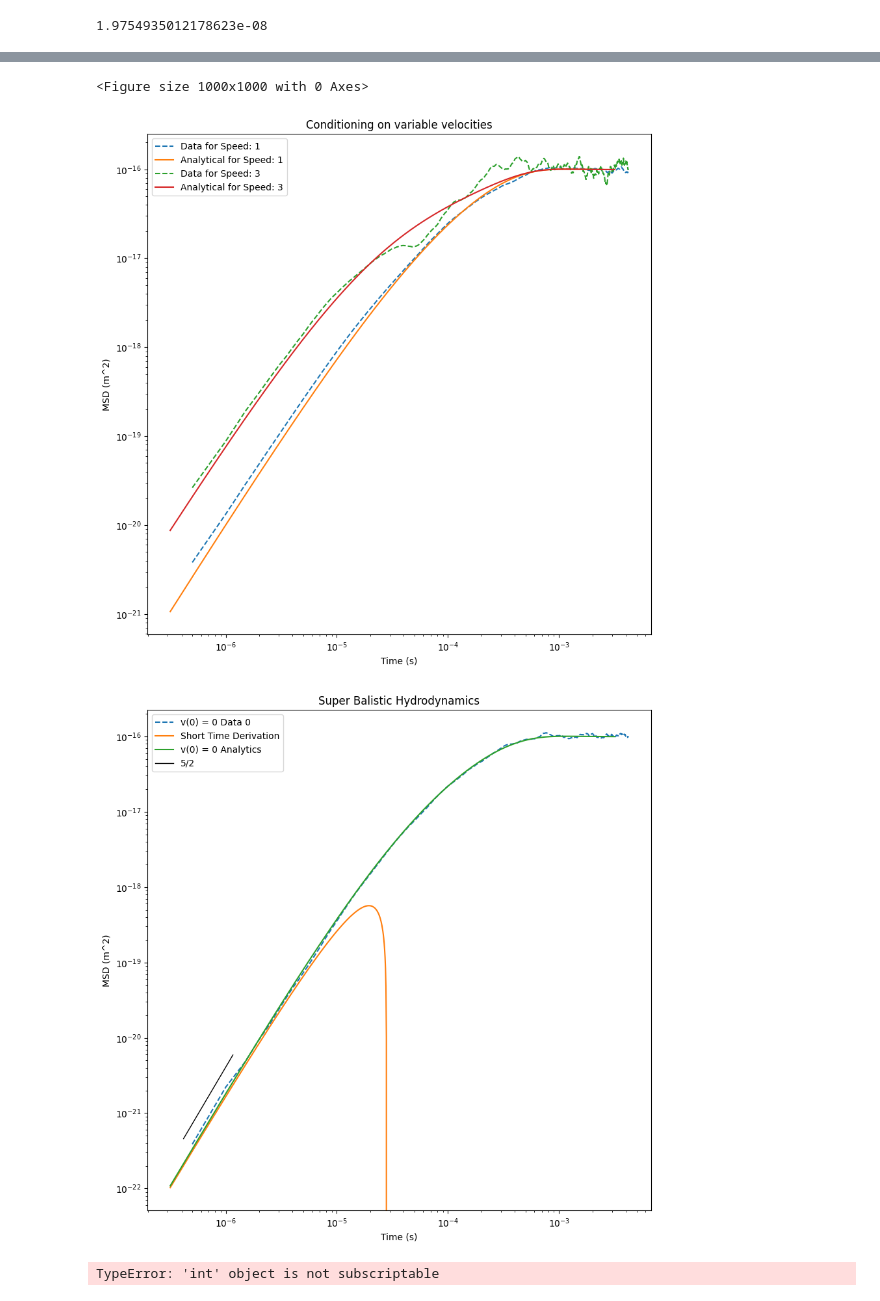
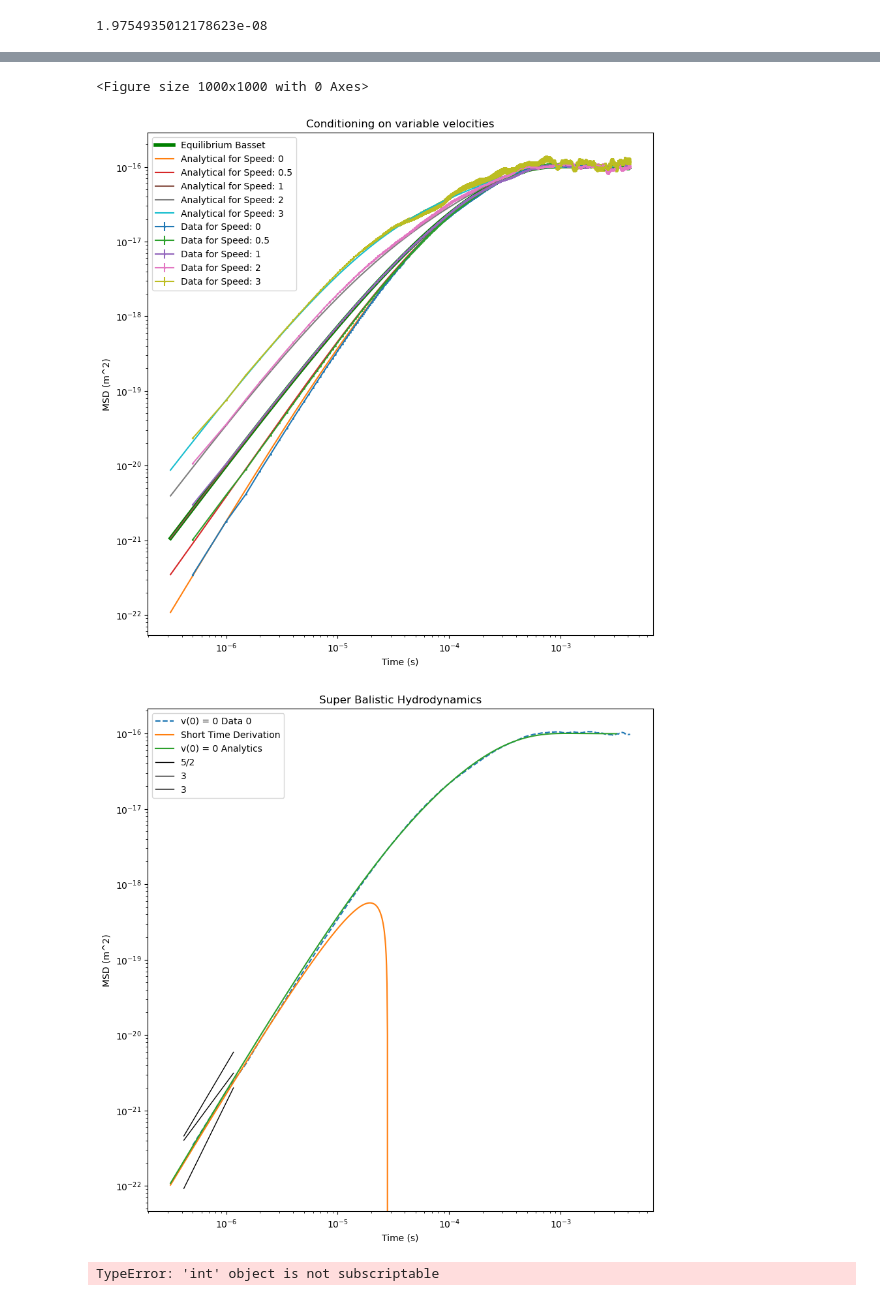
Before and after one commit to mcthumann/Brownian_Data_Analysis, a Jupyter notebook: polished_scripts/Analytical_Simulation_Data_Trio.ipynb, the cells around one changed output, grey strips where cells are left out. Saved outputs shown, nothing was run; the diff lists cells and outputs as text; code cells hidden in the pictures.

```diff
--- a/polished_scripts/Analytical_Simulation_Data_Trio.ipynb
+++ b/polished_scripts/Analytical_Simulation_Data_Trio.ipynb
@@ -223,7 +224,8 @@ for tol in tols:
     for i in range(len(traces_sim)):
         zero_idxs_sim = []
         print("std of sim data vel " + str(np.std(v_traces_sim[i])))
-        v_tolerance = (tol * np.std(v_traces_sim[i]))
+        print("kbt/m" + str(np.sqrt(_k_b*_temp/_m)))
+        v_tolerance = tol * np.sqrt(_k_b*_temp/_m)
         v_indices = np.where(abs(v_traces_sim[i]) < v_tolerance)[0]
         print("v idx sim: " + str(len(v_indices)))
 
@@ -267,7 +270,7 @@ total idx sim: 20684
 chunksize = 10 ** 6  # Adjust chunk size based on your memory availability
 chunks1 = []
 
-for chunk in pd.read_csv(r'C:\Users\Cole Thumann\PycharmProjects\Brownian_Data_Analysis\data\barium_titanate_in_acetone_position.csv', chunksize=chunksize, low_memory=False):
+for chunk in pd.read_csv(rf'C:\Users\mcthu\PycharmProjects\Brownian_Data_Analysis\data\barium_titanate_in_acetone_position_bin{bin_number_data}.csv', chunksize=chunksize, low_memory=False):
     # process each chunk individually or filter/aggregate it
     chunks1.append(chunk)
 
@@ -275,7 +278,7 @@ data_df_pos_data = pd.concat(chunks1, ignore_index=True)
 
 chunks2 = []
 
-for chunk in pd.read_csv(r'C:\Users\Cole Thumann\PycharmProjects\Brownian_Data_Analysis\data\barium_titanate_in_acetone_velocity.csv', chunksize=chunksize, low_memory=False):
+for chunk in pd.read_csv(rf'C:\Users\mcthu\PycharmProjects\Brownian_Data_Analysis\data\barium_titanate_in_acetone_velocity_bin{bin_number_data}.csv', chunksize=chunksize, low_memory=False):
     # process each chunk individually or filter/aggregate it
     chunks2.append(chunk)
 
@@ -313,8 +316,9 @@ for tol in tols:
 
     for i in range(len(traces_data)):
         zero_idxs_data = []
-        print("STD of vel data "+ str(np.std(v_traces_data[i])/_gain))
-        v_tolerance = (tol * np.average(np.abs((v_traces_data[0]))))
+        print("STD of vel data "+ str(np.std(v_traces_data[i])))
+        print("sqrt kbt/m "+ str(np.sqrt(_k_b*_temp/_m)))
+        v_tolerance = tol * np.sqrt(_k_b*_temp/_m)
         v_indices = np.where(np.abs(v_traces_data[i]) < v_tolerance)[0]
         last_idx = -np.inf
 
@@ -587,7 +655,7 @@ times_analytic = np.logspace(-6.5, -2.5, 1000)
 mu = 0
 # sigma_v = np.sqrt(_k_b*_temp/_m)
 sigma_x = np.sqrt(_k_b*_temp/_K)
-num_samples = 1000
+num_samples = 10000
 
 # initial_conditions_v = np.random.normal(mu, sigma_v, num_samples)
 initial_conditions_x = np.random.normal(mu, sigma_x, num_samples)
@@ -641,6 +711,13 @@ def graph_5_2(times):
     return (4/3)*(12/5)*(np.sqrt((_rho_f*_r**2/_viscous)/np.pi))*(times)**(5/2)*(_k_b*_temp/(_m**2/_v_force))# - 2/3 * (_k_b*_temp/(_m**2/_v_force))*(times)**(3)
 def graph_2(times):
     return (2/100)*(np.sqrt((_rho_f*_r**2/_viscous)/np.pi))*(times)**(2)*(_k_b*_temp/(_m**2/_v_force))# - 2/3 * (_k_b*_temp/(_m**2/_v_force))*(times)**(3)
+def graph_3(times):
+    return (1000)*(np.sqrt((_rho_f*_r**2/_viscous)/np.pi))*(times)**(3)*(_k_b*_temp/(_m**2/_v_force))# - 2/3
+
+def graph_2(times):
+    return (np.sqrt((_rho_f*_r**2/_viscous)/np.pi))*(times)**(2)*(_k_b*_temp/(_m**2/_v_force))/550
+
+plt.figure(figsize=(10,10))
 
 # ANALYTIC GRAPHING
 # plt.plot(times_analytic, stationairy2*_gain**2, label="stationairy 2")
@@ -655,7 +732,7 @@ def graph_2(times):
 # for i in range(len(tols)):
 #     plt.plot(times_analytic, analytic_tol_msds[i], linestyle='dashed', label=f"Initial Variable Variance White tol={tols[i]}")
 # plt.plot(times_analytic, WN_EQ_analytic*_gain**2, linestyle='dashed', label="Equilibrium White")
-# plt.plot(times_analytic, basset_msd*_gain**2, color='green', linewidth=4,label="Equilibrium Basset")
+plt.plot(times_analytic, basset_msd, color='green', linewidth=4,label="Equilibrium Basset")
 
 # SIMULATION GRAPHING
 # plt.plot(lag_times_sim[1:10000], eq_msd_sim[1:10000]*_gain**2, color = "red", label="Equilibrium Basset SIM")
@@ -663,13 +740,10 @@ def graph_2(times):
 # for i in range(len(tols)):
     # plt.plot(init_lag_times_sim[40:], sim_tol_msds[i][40:]*_gain**2, linestyle = 'dashed', color = "red", label=f"Initial Variable Basset Variance Basset SIM tol={tols[i]}")
 
-
-plt.figure(figsize=(10,10))
-
 # SPEEDS
-for i in range(1, len(speeds)):
+for i in range(0, len(speeds)):
     # plt.plot(lag_times_speed_sim[1:], sim_speeds_msds[i][1:], linestyle = 'dashed', label=f"Speed Basset Variance Basset SIM speed={speeds[i]}")
-    plt.plot(lag_times_speed_data[1:], data_speeds_msds[i][1:]/_gain**2, linestyle = 'dashed', label=f"Data for Speed: {speeds[i]}")
+    plt.errorbar(lag_times_speed_data[1:], data_speeds_msds[i][1:]/_gain**2, yerr = error_bar_speeds[i][1:]/_gain**2, marker='o', markersize=1, label=f"Data for Speed: {speeds[i]}")
     # plt.plot(times_analytic, speeds_analytic[i]*_gain**2, label=f"speed {speeds[i]} basset form")
     plt.plot(times_analytic, speeds_analytic_no_half[i], label=f"Analytical for Speed: {speeds[i]}")
 
@@ -680,6 +754,9 @@ plt.xscale('log')
 plt.yscale('log')
 plt.legend()
 plt.show()
+# plt.xscale('log')
+# plt.yscale('log')
+# plt.show()
 
 # ZERO PLOT
 plt.figure(figsize=(10,10))
@@ -687,50 +764,58 @@ plt.plot(lag_times_speed_data[1:], data_speeds_msds[0][1:]/_gain**2, linestyle =
 plt.plot(times_analytic, form_func(times_analytic), label= "Short Time Derivation")
 plt.plot(times_analytic, speeds_analytic_no_half[0], label=f"v(0) = 0 Analytics")
 plt.plot(times_analytic[30:int(len(times_analytic)/7)], graph_5_2(np.array(times_analytic[30:int(len(times_analytic)/7)])), label="5/2", color='black', linewidth=1)
+plt.plot(times_analytic[30:int(len(times_analytic)/7)], graph_3(np.array(times_analytic[30:int(len(times_analytic)/7)])), label="3", color='black', linewidth=1)
+plt.plot(times_analytic[30:int(len(times_analytic)/7)], graph_2(np.array(times_analytic[30:int(len(times_analytic)/7)])), label="3", color='black', linewidth=1)
 plt.title("Super Balistic Hydrodynamics")
 plt.xlabel("Time (s)")
 plt.ylabel("MSD (m^2)")
 
-# with open('../data/data_speeds.dat', 'w') as f:
-#     for i in range(len(speeds)):
-#         f.write(f"# Traces used {traces_per_speed[i]} | Speed {speeds[i]}\n")
-#         data = np.column_stack((lag_times_speed_data[1:], data_speeds_msds[i][1:] / _gain**2))
-#         np.savetxt(f, data, fmt='%.15e')
-#
-# with open('../data/analytic_speeds.dat', 'w') as f:
-#     for i in range(len(speeds)):
-#         f.write(f"# Speed {speeds[i]}\n")
-#         data = np.column_stack((times_analytic, speeds_analytic_no_half[i]))
-#         np.savetxt(f, data, fmt='%.15e')
+with open('../data/data_speeds_520.dat', 'w') as f:
+    for i in range(len(speeds)):
+        f.write(f"# Traces used {traces_per_speed[i]} | Speed {speeds[i]}\n")
+        data = np.column_stack((lag_times_speed_data[1:], data_speeds_msds[i][1:] / _gain**2))
+        np.savetxt(f, data, fmt='%.15e')
+
+with open('../data/analytic_speeds_520.dat', 'w') as f:
+    for i in range(len(speeds)):
+        f.write(f"# Speed {speeds[i]}\n")
+        data = np.column_stack((times_analytic, speeds_analytic_no_half[i]))
+        np.savetxt(f, data, fmt='%.15e')
+
+with open('../data/data_error_bars_520.dat', 'w') as f:
+    for i in range(len(speeds)):
+        f.write(f"# Traces used {traces_per_speed[i]} | Speed {speeds[i]}\n")
+        data = np.column_stack((lag_times_speed_data[1:], error_bar_speeds[i][1:]/_gain**2))
+        np.savetxt(f, data, fmt='%.15e')
 
 
 # DATA GRAPHING
 # plt.scatter(lag_times_data[1:], eq_msd_data[1:],s=20, label="Equilibrium Basset DATA", color = "blue")
 # plt.plot(init_lag_times_data, data_tol_msds[0], linestyle='dotted', label=f"Initial Variable Basset Variance Basset DATA tol={tols[0]}")
 # for i in range(len(tols)):
     # plt.scatter(init_lag_times_data, data_tol_msds[i], s=20, color = "blue", label=f"Initial Variable Basset Variance Basset DATA tol={tols[i]}")
 
 # data = np.column_stack((init_lag_times_data, data_tol_msds[0]))
 # a_form = np.column_stack((times_analytic, laplace_form*_gain**2))
 # eq_data = np.column_stack((lag_times_data[1:], eq_msd_data[1:]))
 # eq_form = np.column_stack((times_analytic, basset_msd*_gain**2))
 
 # Save to a text file
 # np.savetxt('../data/data.dat', data, fmt='%.15e', delimiter=' ', header='# lag msd_z_ic', comments='')
 # np.savetxt('../data/a_form.dat', a_form, fmt='%.15e', delimiter=' ', header='# lag msd_z_ic', comments='')
 # np.savetxt('../data/eq_data.dat', eq_data, fmt='%.15e', delimiter=' ', header='# lag msd_z_ic', comments='')
 # np.savetxt('../data/eq_form.dat', eq_form, fmt='%.15e', delimiter=' ', header='# lag msd_z_ic', comments='')
 
 plt.xscale('log')
 plt.yscale('log')
 plt.legend()
 plt.show()
 # %% [output]
 tp is 1.9754935012178625e-05
 1.5266056537325107e-05
 <Figure size 1000x1000 with 0 Axes>
-[figure, old version]
+[figure, new version]
-[figure, old version]
+[figure, new version]
 # %%
 # How good is this approx???
 from scipy.interpolate import interp1d
```
Also changed, not shown: parts of 8 cells of this notebook, 1 other file.
